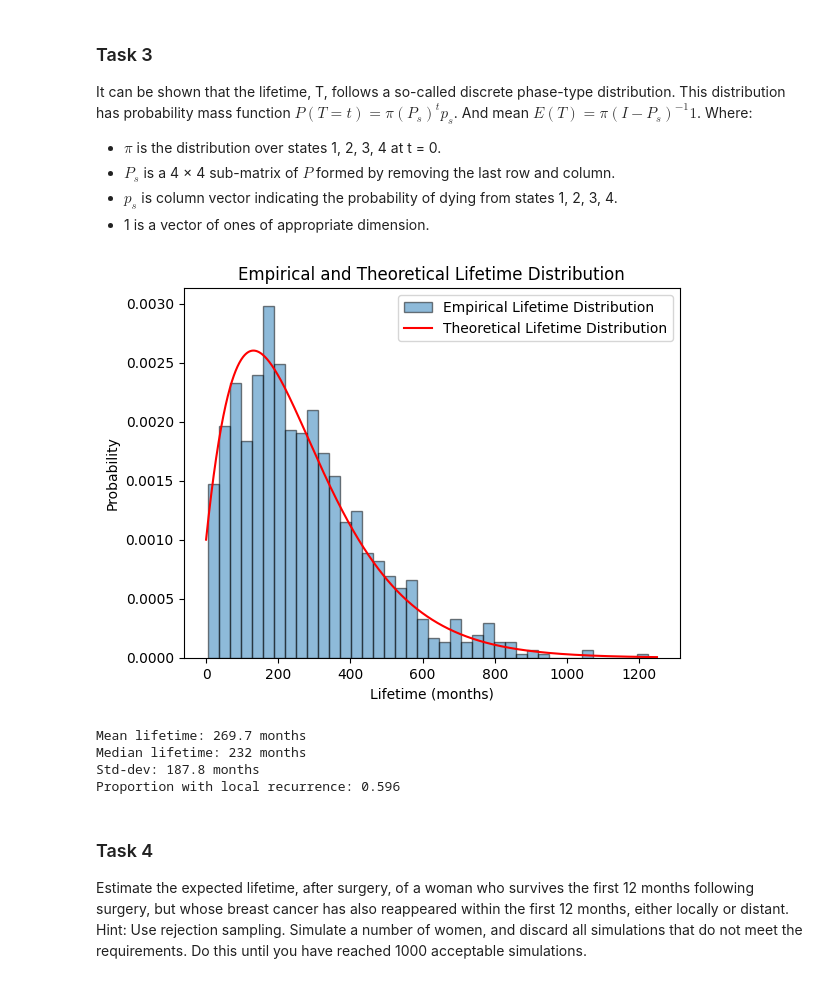
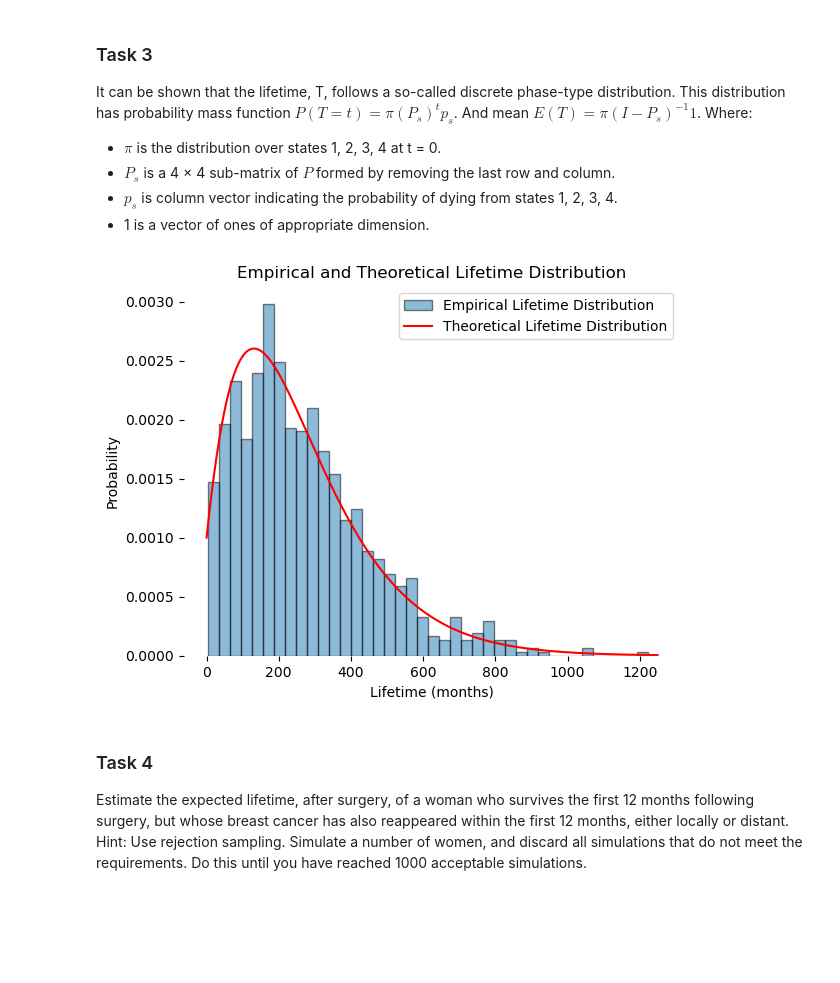
Before and after one commit to bjarturingvason/Stochastic, a Jupyter notebook: Project 1/project1_part1.ipynb, the cells around one changed output. Drawn from its saved outputs; the diff is of its cells as text; code cells hidden in the pictures; blank space fills up the shorter version.

```diff
--- a/Project 1/project1_part1.ipynb
+++ b/Project 1/project1_part1.ipynb
@@ -136,39 +142,37 @@ ps = P[:4, 4] #transition probabilities to dying
 pi = np.array([1,0,0,0]) # initial distribution of states, all women in state 1
 
 
 t_max = 1250
 pmf_lifetime = np.empty(t_max)
 for t in range(t_max):
     pmf_lifetime[t] = pi @ matrix_power(Ps, t) @ ps
 pmf_lifetime /= pmf_lifetime.sum()
 cdf_lifetime = np.cumsum(pmf_lifetime)
 
 def theo_cdf_lifetimes(t):
     # floor to integer months, map k→index k−1
     k = np.floor(t).astype(int)
     idx = k - 1
     # clip so idx<0 → 0.0 and idx>=t_max → 1.0
     idx = np.clip(idx, -1, t_max-1)
-    return np.where(idx < 0, 0.0, cdf[idx])
+    return np.where(idx < 0, 0.0, cdf_lifetime[idx])
 
 
 
 ks_stat, p_value = stats.kstest(lifetimes, theo_cdf_lifetimes, alternative='two-sided')
 
 
 plt.hist(lifetimes, bins=40, density=True, alpha=0.5, edgecolor='black', label='Empirical Lifetime Distribution')
 plt.plot(np.arange(t_max), pmf_lifetime, color='red', label='Theoretical Lifetime Distribution')
 plt.legend()
 plt.xlabel("Lifetime (months)")
 plt.ylabel("Probability")
 plt.title("Empirical and Theoretical Lifetime Distribution")
+plt.box(False)
+plt.savefig('Figures/3-emptheo.png', dpi = 300)
 plt.show()
 # %% [output]
-[figure, old version]
+[figure, new version]
-Mean lifetime: 269.7 months
-Median lifetime: 232 months
-Std-dev: 187.8 months
-Proportion with local recurrence: 0.596
 # %%
 #### some statistical tests, needs to be done #####
 # %% [markdown]
```
Also changed, not shown: parts of 7 cells of this notebook, 2 other files.
